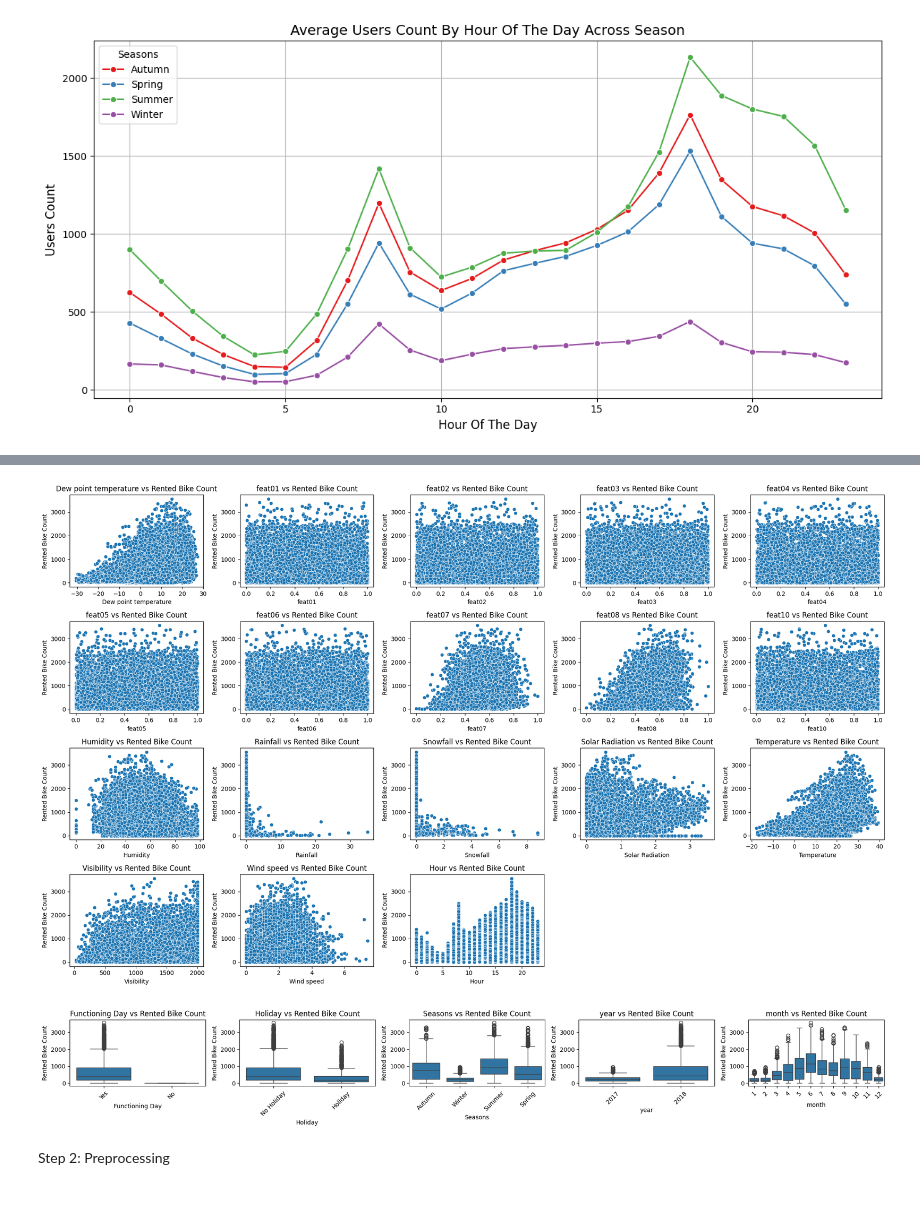
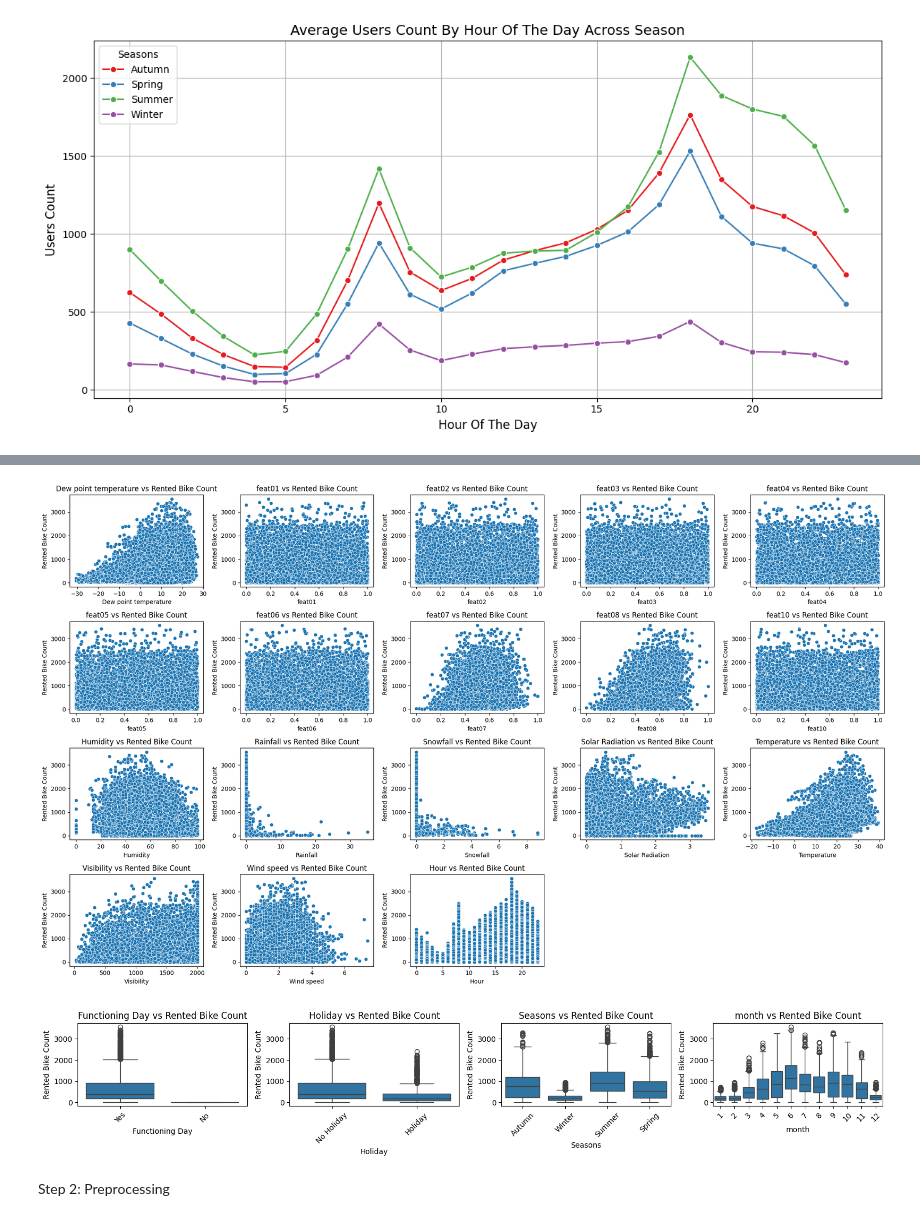
Before and after one commit to shokoufehnaseri/new_ML2_regression-, a Jupyter notebook: regression_vs.ipynb, the cells around one changed output, grey strips where cells are left out. Saved outputs shown, nothing was run; the diff lists cells and outputs as text; code cells hidden in the pictures.

```diff
--- a/regression_vs.ipynb
+++ b/regression_vs.ipynb
@@ -246,12 +305,3 @@ def plot_average_users_by_hour_season(df, target, hour_col='Hour', season_col='S
 plot_average_users_by_hour_season(Data, target='Rented Bike Count', hour_col='Hour', season_col='Seasons')
 # %% [output]
 [figure]
-# %%
-#changing the type of Date to the date format datetime64[ns]
-Data['Date'] = pd.to_datetime(Data['Date'], format='%d/%m/%Y')
-# from when untill when
-print('Data collected from :', Data['Date'].min())
-print('Data collected untill :', Data['Date'].max())
-#extract the year
-Data['year'] = Data['Date'].dt.year
-Data['month'] = Data['Date'].dt.month
@@ -310,7 +316,7 @@ def plot_relationships_grid(df, target_variable):
         "Rainfall", "Snowfall", "Solar Radiation", "Temperature",
         "Visibility", "Wind speed", "Hour"
     ]
-    categorical_features = ["Functioning Day", "Holiday", "Seasons", 'year', 'month']
+    categorical_features = ["Functioning Day", "Holiday", "Seasons", 'month']
 
     # Set up grid for numerical features
     n_num = len(numerical_features)
@@ -331,34 +337,34 @@ def plot_relationships_grid(df, target_variable):
 
     plt.tight_layout()
     plt.show()
 
     # Set up grid for categorical features
     n_cat = len(categorical_features)
     n_rows_cat = (n_cat + 4) // 5  # Adjust rows for fewer categorical features
     fig_cat, axes_cat = plt.subplots(n_rows_cat, 5, figsize=(20, n_rows_cat * 3))
     axes_cat = axes_cat.flatten()
 
     for i, feature in enumerate(categorical_features):
         if feature in df.columns:  # Check if feature exists
             sns.boxplot(x=feature, y=target_variable, data=df, ax=axes_cat[i])
             axes_cat[i].set_title(f'{feature} vs {target_variable}')
             axes_cat[i].set_xlabel(feature)
             axes_cat[i].set_ylabel(target_variable)
             axes_cat[i].tick_params(axis='x', rotation=45)
 
     # Hide unused axes
     for j in range(i + 1, len(axes_cat)):
         fig_cat.delaxes(axes_cat[j])
 
     plt.tight_layout()
     plt.show()
 
 # Call the function
 #plot_relationships_grid(X_train.assign(target=y_train), "target")
 plot_relationships_grid(Data, 'Rented Bike Count')
 # %% [output]
 [figure]
-[figure, old version]
+[figure, new version]
 # %% [markdown]
 Step 2: Preprocessing
 # %%
```
Also changed, not shown: parts of 59 cells of this notebook.
